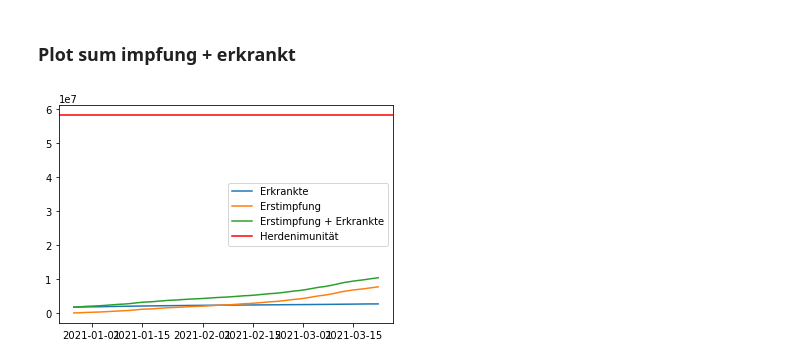
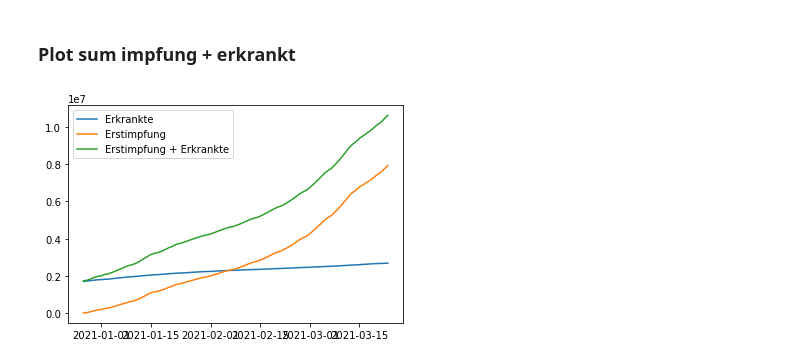
Before and after one commit to micb25/RKI_COVID19_DATA, a Jupyter notebook: Auswertung/Jupyter/covid.ipynb, the cells around one changed output. Drawn from its saved outputs; the diff is of its cells as text; code cells hidden in the pictures.

```diff
--- a/Auswertung/Jupyter/covid.ipynb
+++ b/Auswertung/Jupyter/covid.ipynb
@@ -15,7 +18,7 @@ today_string=today.strftime("%Y-%m-%d")
 yesterday=today-timedelta(days=1)
 # %%
 covid_path=os.path.normpath(os.path.join(os.path.abspath(''), '..', '..', 'RKI_COVID19_latest.csv.gz'))
-impfmonitoring_path=os.path.normpath(os.path.join(os.path.abspath(''), '..', '..','Impfquotenmonitoring','raw_data', 'RKI_COVID19_Impfquotenmonitoring_'+today_string+'.xlsx'))
+impfmonitoring_path=os.path.normpath(os.path.join(os.path.abspath(''), '..', '..','Impfquotenmonitoring','raw_data', 'RKI_COVID19_Impfquotenmonitoring_latest.xlsx'))
 # %% [markdown]
 ### Daten einlesen
 # %%
@@ -103,9 +105,9 @@ covid_sum_impfung=covid_sum[covid_sum.index.isin(impfung_df["Datum"])]
 # %%
 plt.plot(covid_sum_impfung.index,covid_sum_impfung["Cum_sum"], label="Erkrankte")
 plt.plot(impfung_df["Datum"],impfung_df["Cum_sum_1"], label="Erstimpfung")
 plt.plot(impfung_df["Datum"],impfung_df["Cum_sum_1"].to_numpy()+covid_sum_impfung["Cum_sum"].to_numpy(), label = "Erstimpfung + Erkrankte")
-plt.axhline(y=83020000*0.7, color='r', linestyle='-', label="Herdenimunität")
+#plt.axhline(y=83020000*0.7, color='r', linestyle='-', label="Herdenimunität")
 plt.legend()
 plt.show()
 # %% [output]
-[figure, old version]
+[figure, new version]
```
Also changed, not shown: parts of 7 cells of this notebook, 1 other file.
